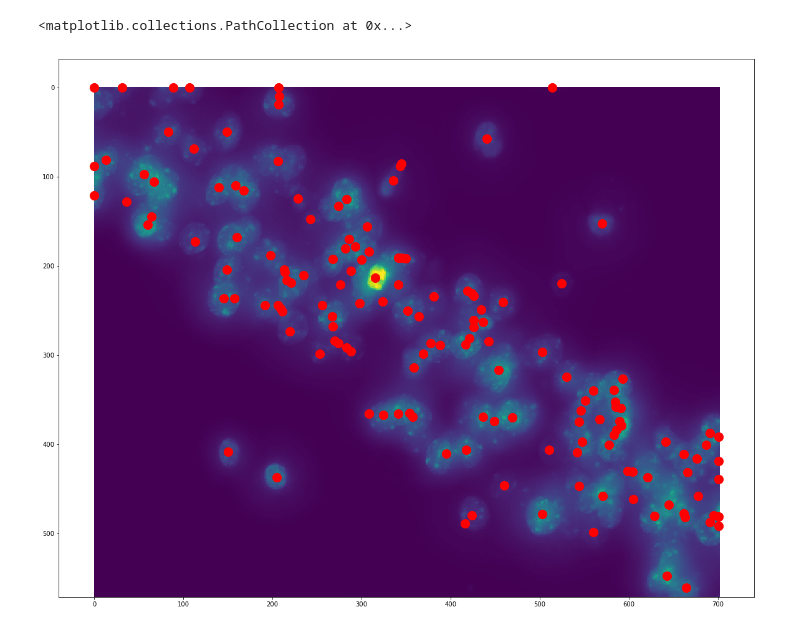
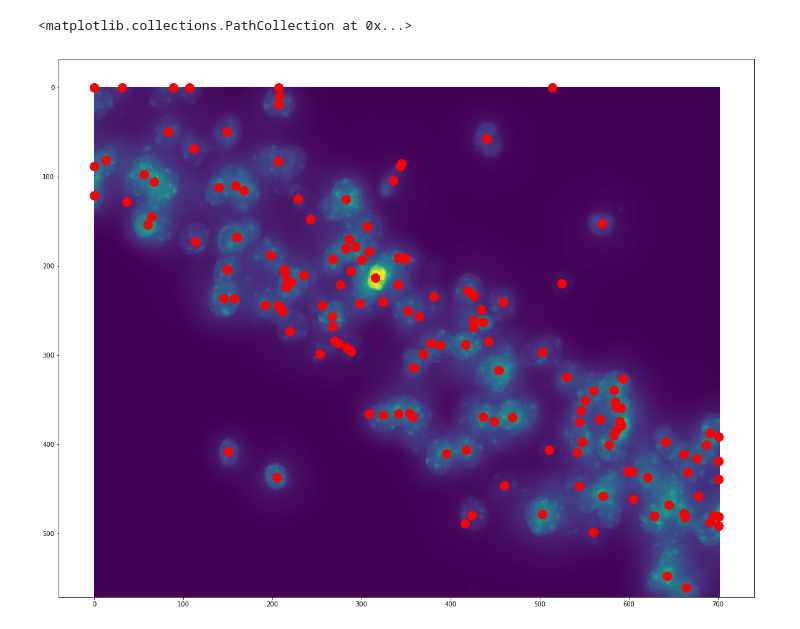
Before and after one commit to kpuhger/count-cellula, a Jupyter notebook: notebooks/Blob Detection.ipynb, the cells around one changed output. Saved outputs shown, nothing was run; the diff lists cells and outputs as text; code cells hidden in the pictures.

Commit message:
Added z plane to clustering function and created Count_Cellula

```diff
--- a/notebooks/Blob Detection.ipynb
+++ b/notebooks/Blob Detection.ipynb
@@ -10,7 +10,7 @@ import scipy.cluster.hierarchy as hier
 import matplotlib.pyplot as plt
 %matplotlib inline
 
-img_file = '/Users/jake/Desktop/SampleGFP.tif'
+img_file = '/Users/jwilmot/Desktop/SampleGFP.tif'
 img_raw = sk.io.imread(img_file)
 # %%
 # 3D Blob Detection Functions
@@ -294,6 +294,29 @@ def cluster_centroids(x, y, max_dist):
     #compute a final centroid for each cell by averaging the x y coords of each cluster
     coordinates = coordinates.groupby(level ='label').mean()
     return coordinates
+
+
+def cluster_centroids(x, y, z, max_dist):
+
+    xyz_array = np.column_stack((x,y,z))
+    coordinates = pd.DataFrame(xyz_array, columns = ['x','y','z'])
+
+    #create matrix of distances between all centroids
+    dist_mat = dist.squareform(dist.pdist(coordinates.values))
+
+    #perform clustering
+    link_mat = hier.linkage(dist_mat)
+    cluster_idx = hier.fcluster(link_mat, max_dist, criterion = 'distance')
+
+    #make organized dataframe with labeled clusters
+    coordinates['new_label'] = cluster_idx
+    coordinates.set_index('new_label', drop=True, append=False, inplace=True)
+    coordinates.index.name = 'label'
+    coordinates = coordinates.sort_index()
+
+    #compute a final centroid for each cell by averaging the x y coords of each cluster
+    coordinates = coordinates.groupby(level ='label').mean()
+    return coordinates
 # %%
 def plot_blobs(blobs, color, size_mod, fill = True):
     for blob in blobs:
@@ -303,23 +326,23 @@ def plot_blobs(blobs, color, size_mod, fill = True):
 # %%
 # Example pipeline
 
 # 3 separate blob detections
 log_cells = detect_blobs_3dlog(img_raw)
 dog_cells = detect_blobs_3ddog(img_raw)
 hess_cells = detect_blobs_3dhess(img_raw)
 
 # place into one array
 all_cells = np.concatenate((log_cells, dog_cells, hess_cells))
 
 # cluster centroids
-final_cells = cluster_centroids(all_cells[:,1], all_cells[:,0], 100)
+final_cells = cluster_centroids(all_cells[:,1], all_cells[:,0], all_cells[:,3], 100)
 
 # Plotting
 # Plot on top of max intensity z projection
 img_max = img_raw.max(axis=0)
 f, ax = plt.subplots(1, figsize = (20,20))
 plt.imshow(img_max)
 plt.scatter(final_cells['x'], final_cells['y'], 200,  'r')
 # %% [output]
 <matplotlib.collections.PathCollection at 0x...>
-[figure, old version]
+[figure, new version]
```
Also changed, not shown: parts of 3 cells of this notebook, 1 other file.
